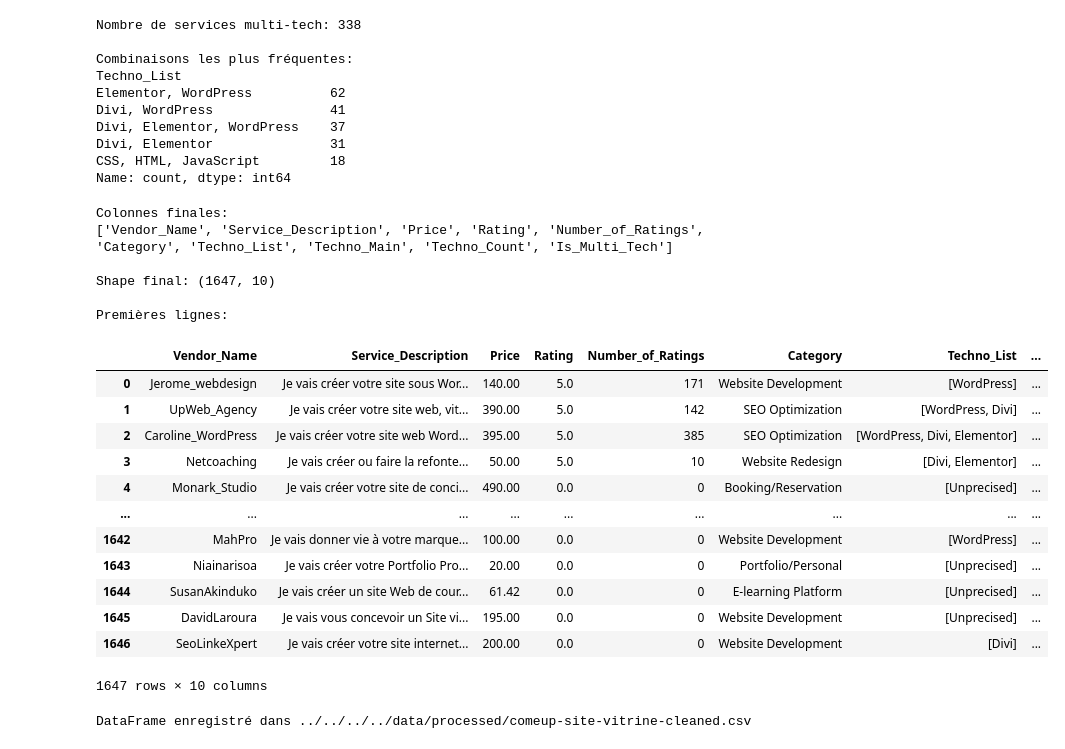
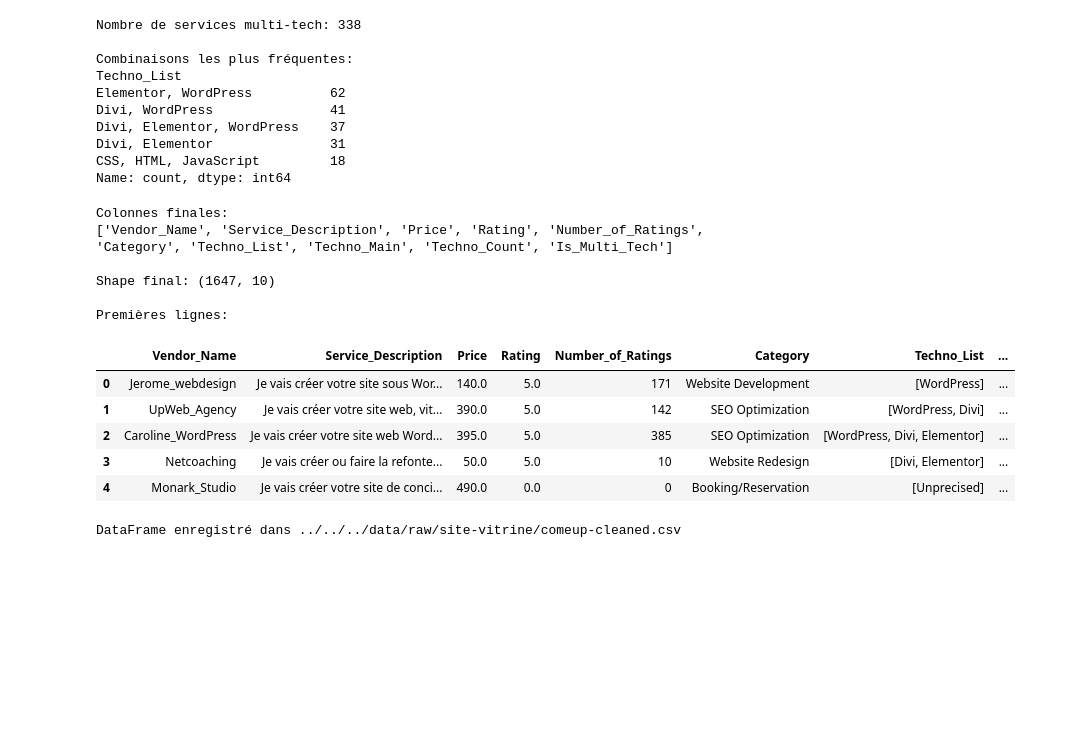
Before and after one commit to AinaRazafinjato/comeup-market-analysis, a Jupyter notebook: notebook/preprocessing/site_vitrine/processing.ipynb, the cells around one changed output. Drawn from its saved outputs; the diff is of its cells as text; code cells hidden in the pictures; blank space fills up the shorter version.

```diff
--- a/notebook/data/preprocessing/site_vitrine/process-all.ipynb
+++ b/notebook/preprocessing/site_vitrine/processing.ipynb
@@ -66,8 +66,9 @@ from collections import Counter
 import re
 # %%
 # Set data directory path and load the dataset
-site_vitrine_dir = '../../../../data/raw/site-vitrine/'
-all_df = pd.read_csv(site_vitrine_dir + "comeup.csv")
+data_raw_dir = '../../../data/raw/'
+site_vitrine_raw_dir = data_raw_dir + 'site-vitrine/'
+all_df = pd.read_csv(site_vitrine_raw_dir + "comeup.csv")
 # %%
 # Copie du DataFrame principal
 df = all_df.copy()
@@ -493,36 +494,30 @@ Name: count, dtype: int64
 # %%
 # Aperçu final du dataframe
 print("Colonnes finales:")
 print(df.columns.tolist())
 print(f"\nShape final: {df.shape}")
 print("\nPremières lignes:")
 
-df
+df.head()
 # %% [output]
 Colonnes finales:
 ['Vendor_Name', 'Service_Description', 'Price', 'Rating', 'Number_of_Ratings', 'Category', 'Techno_List', 'Techno_Main', 'Techno_Count', 'Is_Multi_Tech']
 
 Shape final: (1647, 10)
 
 Premières lignes:
 |  | Vendor_Name | Service_Description | Price | Rating | Number_of_Ratings | Category | Techno_List | ... |
-| 0 | Jerome_webdesign | Je vais créer votre site sous Wor... | 140.00 | 5.0 | 171 | Website Development | [WordPress] | ... |
-| 1 | UpWeb_Agency | Je vais créer votre site web, vit... | 390.00 | 5.0 | 142 | SEO Optimization | [WordPress, Divi] | ... |
-| 2 | Caroline_WordPress | Je vais créer votre site web Word... | 395.00 | 5.0 | 385 | SEO Optimization | [WordPress, Divi, Elementor] | ... |
-| 3 | Netcoaching | Je vais créer ou faire la refonte... | 50.00 | 5.0 | 10 | Website Redesign | [Divi, Elementor] | ... |
-| 4 | Monark_Studio | Je vais créer votre site de conci... | 490.00 | 0.0 | 0 | Booking/Reservation | [Unprecised] | ... |
-| ... | ... | ... | ... | ... | ... | ... | ... | ... |
-| 1642 | MahPro | Je vais donner vie à votre marque... | 100.00 | 0.0 | 0 | Website Development | [WordPress] | ... |
-| 1643 | Niainarisoa | Je vais créer votre Portfolio Pro... | 20.00 | 0.0 | 0 | Portfolio/Personal | [Unprecised] | ... |
-| 1644 | SusanAkinduko | Je vais créer un site Web de cour... | 61.42 | 0.0 | 0 | E-learning Platform | [Unprecised] | ... |
-| 1645 | DavidLaroura | Je vais vous concevoir un Site vi... | 195.00 | 0.0 | 0 | Website Development | [Unprecised] | ... |
-| 1646 | SeoLinkeXpert | Je vais créer votre site internet... | 200.00 | 0.0 | 0 | Website Development | [Divi] | ... |
+| 0 | Jerome_webdesign | Je vais créer votre site sous Wor... | 140.0 | 5.0 | 171 | Website Development | [WordPress] | ... |
+| 1 | UpWeb_Agency | Je vais créer votre site web, vit... | 390.0 | 5.0 | 142 | SEO Optimization | [WordPress, Divi] | ... |
+| 2 | Caroline_WordPress | Je vais créer votre site web Word... | 395.0 | 5.0 | 385 | SEO Optimization | [WordPress, Divi, Elementor] | ... |
+| 3 | Netcoaching | Je vais créer ou faire la refonte... | 50.0 | 5.0 | 10 | Website Redesign | [Divi, Elementor] | ... |
+| 4 | Monark_Studio | Je vais créer votre site de conci... | 490.0 | 0.0 | 0 | Booking/Reservation | [Unprecised] | ... |
-1647 rows × 10 columns
 # %%
-data_processed_dir = "../../../../data/processed/"
+data_processed_dir = "../../../data/raw/"
+site_vitrine_processed_dir = data_processed_dir + 'site-vitrine/'
 
 # Enregistrement du DataFrame nettoyé et enrichi
-df.to_csv(data_processed_dir + 'comeup-site-vitrine-cleaned.csv', index=False)
-print(f"DataFrame enregistré dans {data_processed_dir + 'comeup-site-vitrine-cleaned.csv'}")
+df.to_csv(site_vitrine_processed_dir + 'comeup-cleaned.csv', index=False)
+print(f"DataFrame enregistré dans {site_vitrine_processed_dir + 'comeup-cleaned.csv'}")
 # %% [output]
-DataFrame enregistré dans ../../../../data/processed/comeup-site-vitrine-cleaned.csv
+DataFrame enregistré dans ../../../data/raw/site-vitrine/comeup-cleaned.csv
```
Also changed, not shown: parts of 1 cell of this notebook, 7 other files.
